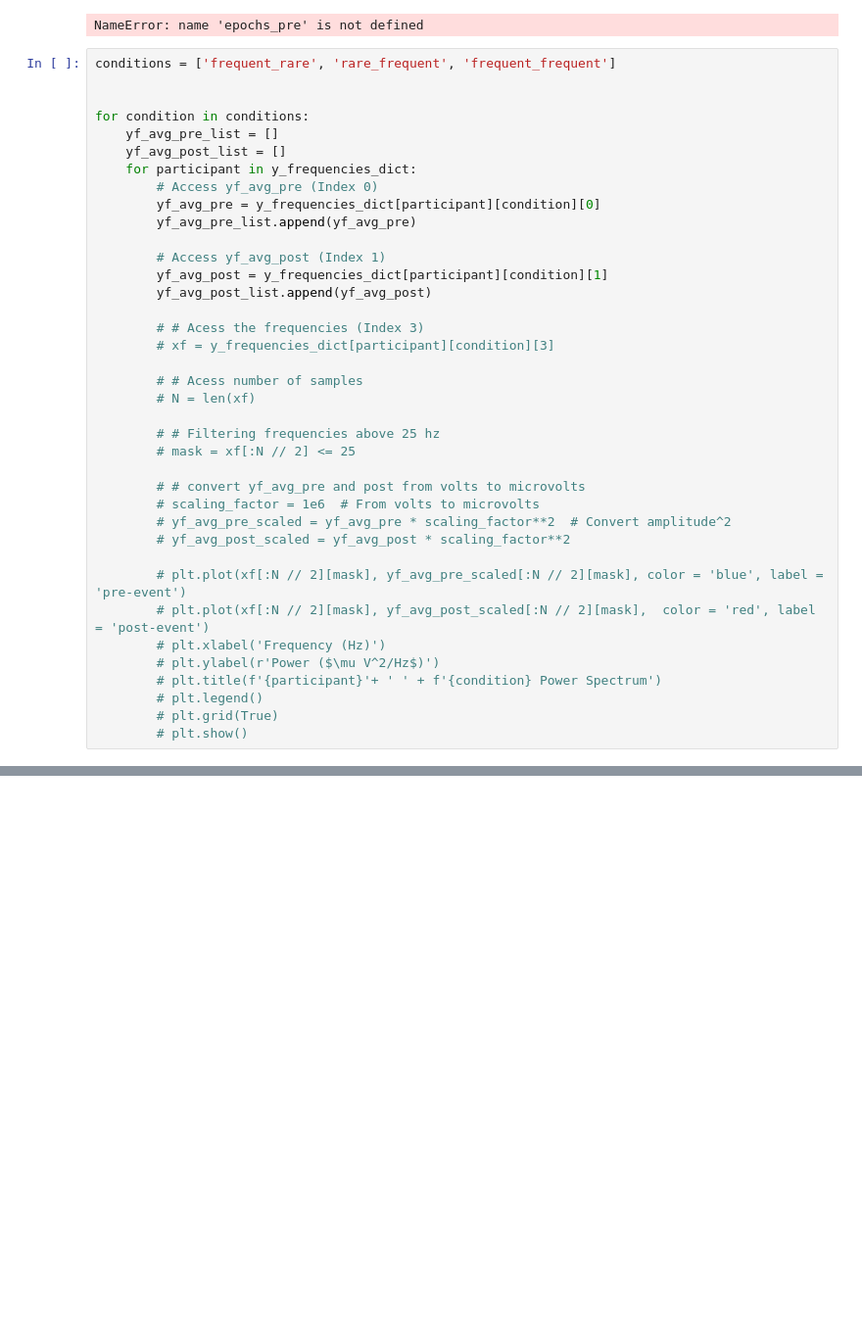
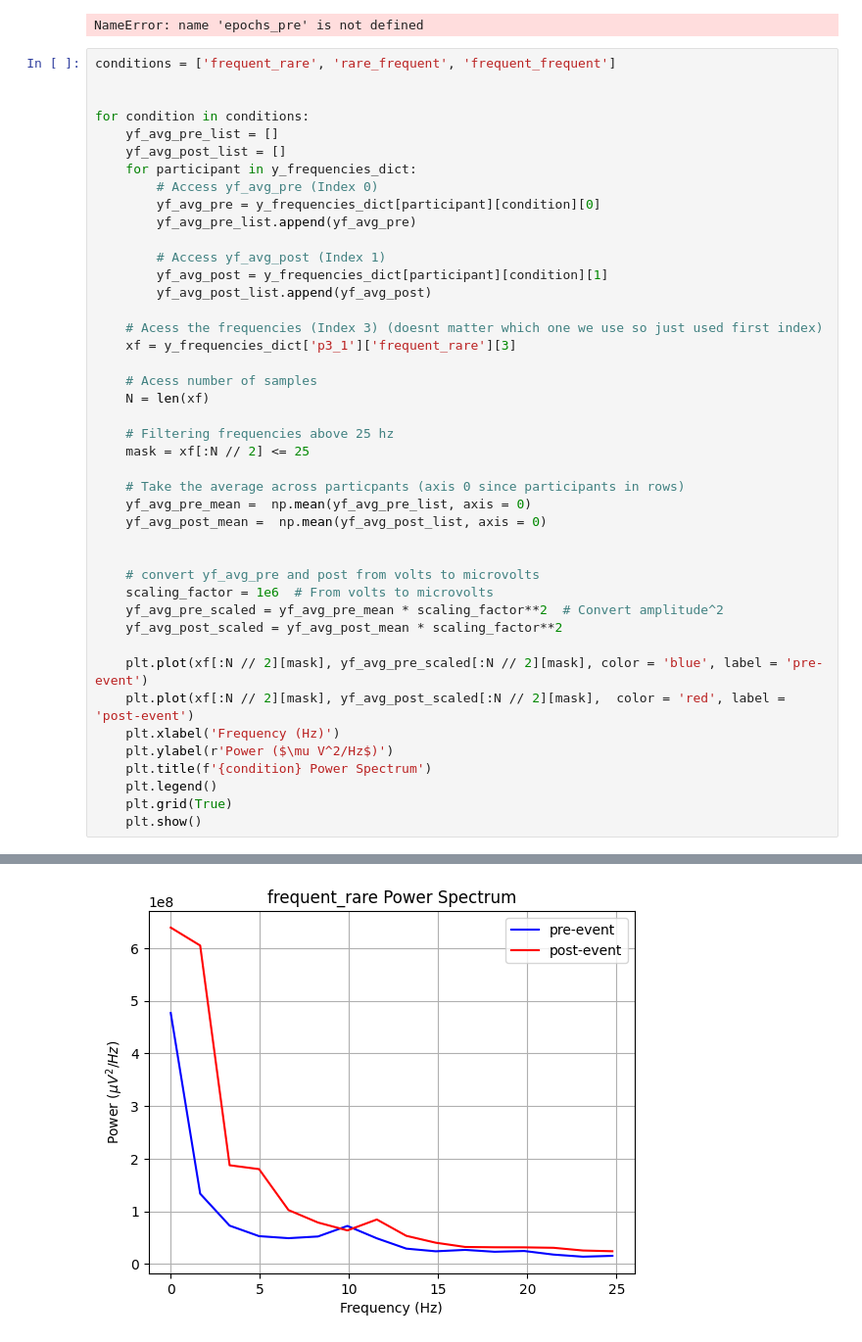
Before and after one commit to leoflur/EEG_ERP_Aperiodic_Analysis, a Jupyter notebook: cygnus_11_25_24_complete.ipynb, the cells around one changed output, grey strips where cells are left out. Shown at 98% size. Drawn from its saved outputs; the diff is of its cells as text; blank space fills up the shorter version.

```diff
--- a/cygnus_11_25_24_complete.ipynb
+++ b/cygnus_11_25_24_complete.ipynb
@@ -423,26 +423,31 @@ for condition in conditions:
         yf_avg_post = y_frequencies_dict[participant][condition][1]
         yf_avg_post_list.append(yf_avg_post)
 
-        # # Acess the frequencies (Index 3)
-        # xf = y_frequencies_dict[participant][condition][3]
+    # Acess the frequencies (Index 3) (doesnt matter which one we use so just used first index)
+    xf = y_frequencies_dict['p3_1']['frequent_rare'][3]
 
-        # # Acess number of samples
-        # N = len(xf)
+    # Acess number of samples
+    N = len(xf)
 
-        # # Filtering frequencies above 25 hz
-        # mask = xf[:N // 2] <= 25
+    # Filtering frequencies above 25 hz
+    mask = xf[:N // 2] <= 25
 
-        # # convert yf_avg_pre and post from volts to microvolts
-        # scaling_factor = 1e6  # From volts to microvolts
-        # yf_avg_pre_scaled = yf_avg_pre * scaling_factor**2  # Convert amplitude^2
-        # yf_avg_post_scaled = yf_avg_post * scaling_factor**2
+    # Take the average across particpants (axis 0 since participants in rows)
+    yf_avg_pre_mean =  np.mean(yf_avg_pre_list, axis = 0)
+    yf_avg_post_mean =  np.mean(yf_avg_post_list, axis = 0)
 
-        # plt.plot(xf[:N // 2][mask], yf_avg_pre_scaled[:N // 2][mask], color = 'blue', label = 'pre-event')
-        # plt.plot(xf[:N // 2][mask], yf_avg_post_scaled[:N // 2][mask],  color = 'red', label = 'post-event')
-        # plt.xlabel('Frequency (Hz)')
-        # plt.ylabel(r'Power ($\mu V^2/Hz$)')
-        # plt.title(f'{participant}'+ ' ' + f'{condition} Power Spectrum')
-        # plt.legend()
-        # plt.grid(True)
-        # plt.show()
+
+    # convert yf_avg_pre and post from volts to microvolts
+    scaling_factor = 1e6  # From volts to microvolts
+    yf_avg_pre_scaled = yf_avg_pre_mean * scaling_factor**2  # Convert amplitude^2
+    yf_avg_post_scaled = yf_avg_post_mean * scaling_factor**2
+
+    plt.plot(xf[:N // 2][mask], yf_avg_pre_scaled[:N // 2][mask], color = 'blue', label = 'pre-event')
+    plt.plot(xf[:N // 2][mask], yf_avg_post_scaled[:N // 2][mask],  color = 'red', label = 'post-event')
+    plt.xlabel('Frequency (Hz)')
+    plt.ylabel(r'Power ($\mu V^2/Hz$)')
+    plt.title(f'{condition} Power Spectrum')
+    plt.legend()
+    plt.grid(True)
+    plt.show()
 # %% [output]
@@ -449,0 +454 @@ KeyError: 'frequent_rare'
+[figure, added]
```
Also changed, not shown: parts of 1 cell of this notebook.
